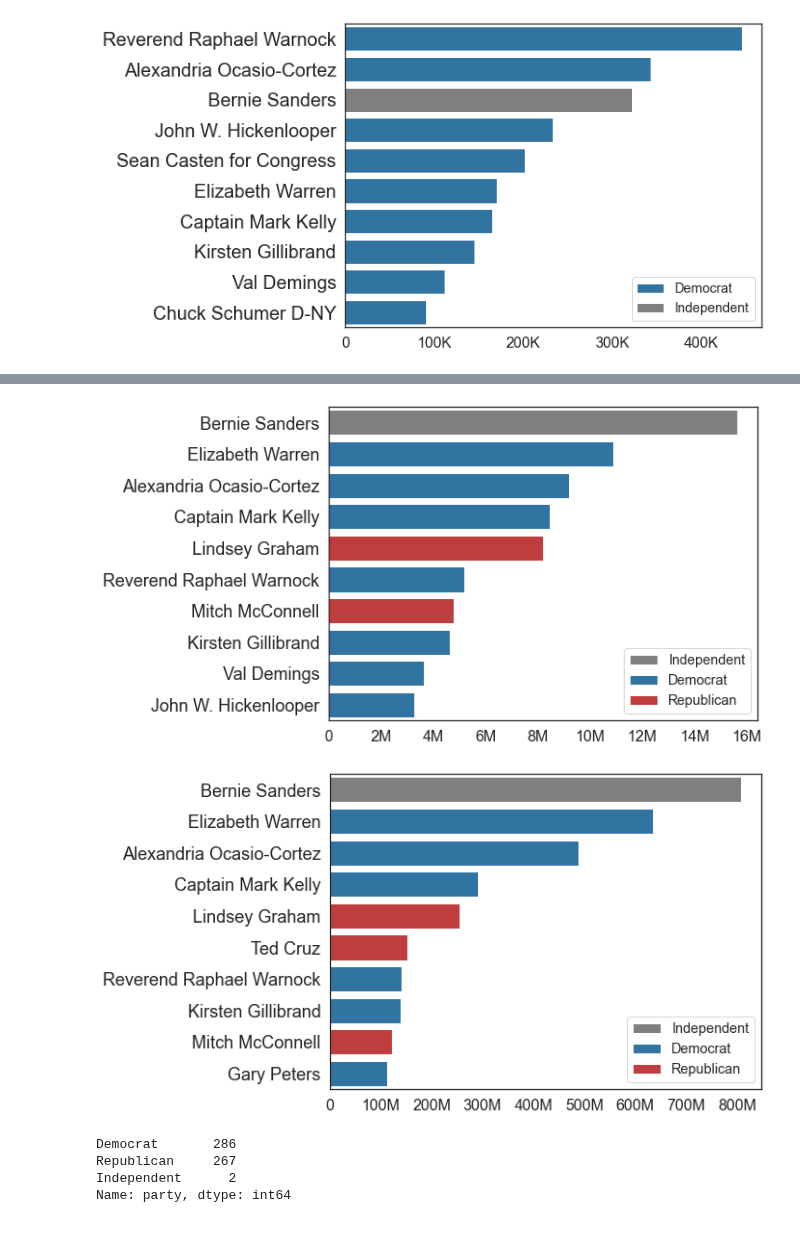
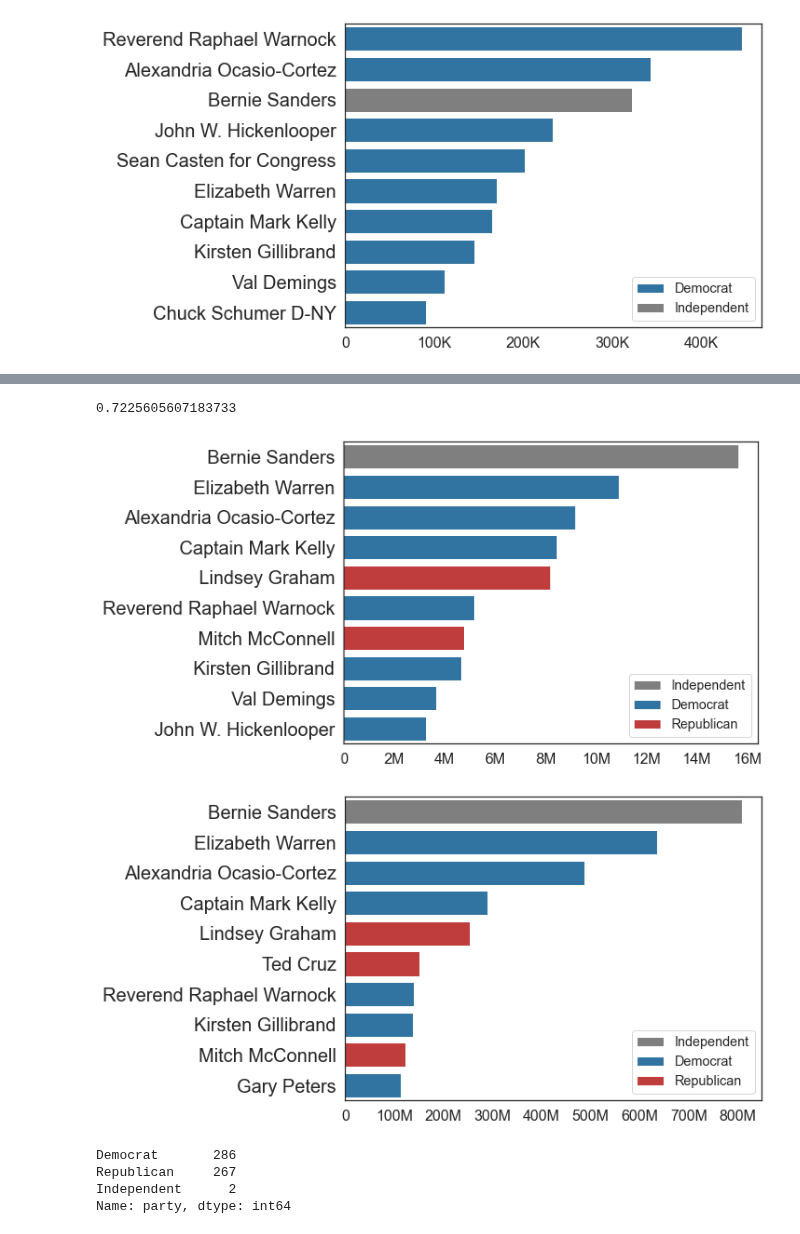
Before and after one commit to lrnz-asnprs/political-ad-api, a Jupyter notebook: notebooks/laurenz_visualizations.ipynb, the cells around one changed output, grey strips where cells are left out. Saved outputs shown, nothing was run; the diff lists cells and outputs as text; code cells hidden in the pictures.

```diff
--- a/notebooks/laurenz_visualizations.ipynb
+++ b/notebooks/laurenz_visualizations.ipynb
@@ -441,3 +532,10 @@ f.savefig("..\\plots\\top politicians\\top_CLIMATE_advertisers_by_impressions.pd
+# %%
+# Impressions generated by top 10 in percent of overall impressions
+sum_top_10 = page_all_climate[:10]["sum_impressions_avg"].sum()
+total = page_all_climate["sum_impressions_avg"].sum()
+sum_top_10/total
+# %% [output]
+0.7225605607183733
 # %%
 '''
 All advertisers SPEND top 10
@@ -468,7 +566,7 @@ ax.legend(ncol=1, loc="lower right", frameon=True, fontsize="large")
 
 ax.yaxis.label.set_size(40)
 
-plt.yticks(fontsize=18)
+plt.yticks(fontsize=20)
 plt.xticks(fontsize=16)
 plt.xlabel("")
 plt.ylabel("")
@@ -477,7 +575,7 @@ ax.xaxis.set_major_formatter(tick.FuncFormatter(reformat_large_tick_values))
 
 f.savefig("..\\plots\\top politicians\\top_OVERALL_advertisers_by_spend.pdf", bbox_inches="tight")
 # %% [output]
-[figure, old version]
+[figure, new version]
 # %%
 '''
 All advertisers Impressions top 10
@@ -488,35 +586,35 @@ import matplotlib.pyplot as plt
 import matplotlib.colors as mcolors
 
 page_all.sort_values(by="sum_impressions_avg", ascending=False, inplace=True)
 
 # Plot the result
 sns.set_theme(style="white")
 # Initialize the matplotlib figure
 f, ax = plt.subplots(figsize=(8, 6))
 
 palette = {"Democrat":"tab:blue",
            "Republican":"tab:red",
            "Independent":"tab:grey"}
 # Plot the scores
 # sns.set_color_codes("pastel")
 sns.barplot(x=page_all[:10]["sum_impressions_avg"], y=page_all[:10]["page_name"],
              color="b", hue=page_all[:10]["party"], palette=palette, dodge=False)
 f.suptitle("")
 # Add a legend and informative axis label
 ax.legend(ncol=1, loc="lower right", frameon=True, fontsize="large")
 
-plt.yticks(fontsize=18)
+plt.yticks(fontsize=20)
 plt.xticks(fontsize=16)
 plt.xlabel("")
 plt.ylabel("")
 
 ax.xaxis.set_major_formatter(tick.FuncFormatter(reformat_large_tick_values))
 
 ax.yaxis.label.set_size(50)
 
 f.savefig("..\\plots\\top politicians\\top_OVERALL_advertisers_by_impressions.pdf", bbox_inches="tight")
 # %% [output]
-[figure, old version]
+[figure, new version]
 # %%
 page_all["party"].value_counts()
 # %% [output]
```
Also changed, not shown: parts of 51 cells of this notebook, 18 other files.
